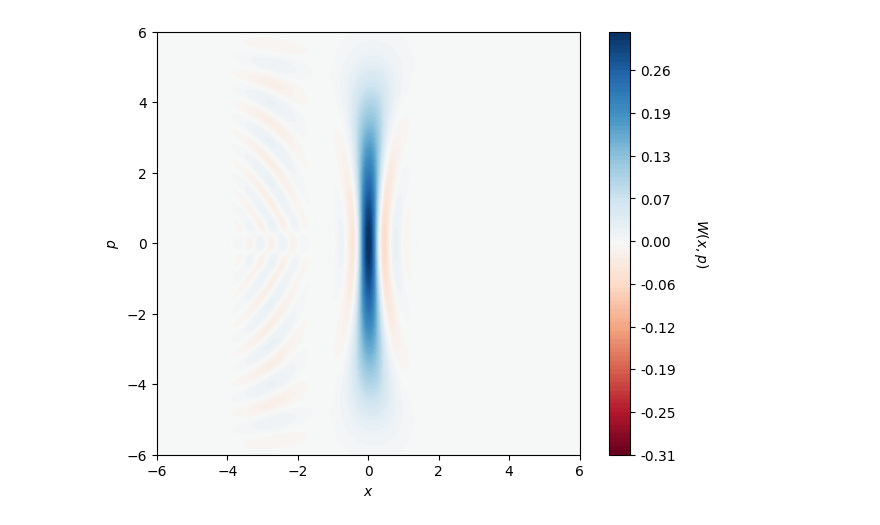
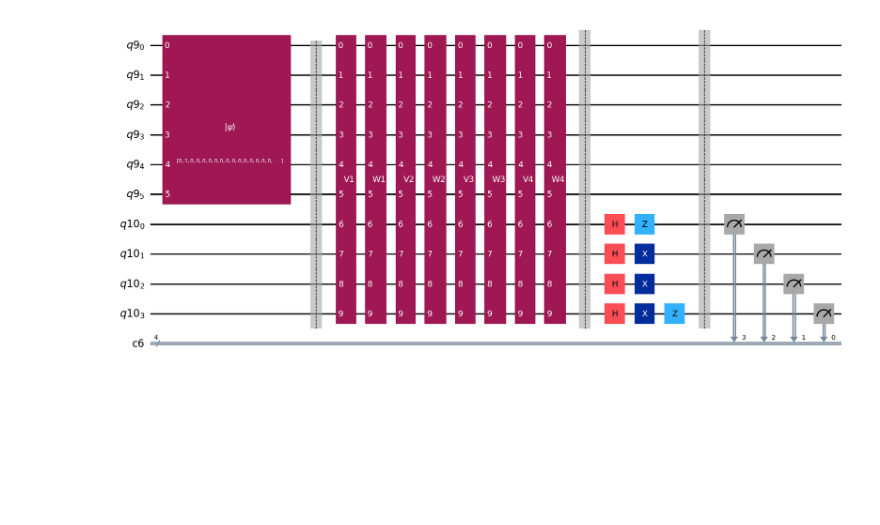
Before and after one commit to shubdeepmohapatra01/CV-DV-Benchmarking-, a Jupyter notebook: circuit_characterization/circuit_metrics.ipynb, the cells around one changed output. Cells and saved outputs as stored; diff of their text form; code cells hidden in the pictures; blank space fills up the shorter version.

```diff
--- a/circuit_characterization/circuit_metrics.ipynb
+++ b/circuit_characterization/circuit_metrics.ipynb
@@ -50,20 +50,31 @@ def apply_basis_transformation(circuit, qbr1):
         else:  # Middle qubits
             circuit.x(qbr1[i])
 
+from custom_gates import state_transfer
+
 # Initialize the circuit
 qbm = 4
+lmbda = 0.29
+cutoff = 2**6
 qmr = c2qa.QumodeRegister(1, num_qubits_per_qumode=6,name='qmode')
 qbr1 = QuantumRegister(4)
 cr1 = ClassicalRegister(4)
 circuit = c2qa.CVCircuit(qmr, qbr1, cr1)
 
 # Initialize the CV qumode
-circuit.cv_initialize(osc_init.full(), qmr[0])
+circuit.cv_initialize(1, qmr[0])  # initializing qumode in Fock State 1
 circuit.barrier(label='')
 
 # Add the CV-to-DV transfer gate
-gate1 = UnitaryGate(Ust1.full(), label='cST')
-circuit.append(gate1, qmr[:] + qbr1[:])
+for j in range(1,qbm+1):
+        V_j = state_transfer.Vj(lmbda,j,4,cutoff)
+        gate1 = UnitaryGate(V_j.full(), label=f'V{j}')
+        circuit.append(gate1, qmr[:] + qbr1[:])  # adding custom gate : Conditional displacement in p direction
+
+        W_j = state_transfer.Wj(lmbda,j,4,cutoff)
+        gate1 = UnitaryGate(W_j.full(), label=f'W{j}')
+        circuit.append(gate1, qmr[:] + qbr1[:])  # adding custom gate : Conditional displacement in x direction
+
 
 circuit.barrier()
 
@@ -73,11 +84,12 @@ apply_basis_transformation(circuit, qbr1)
 circuit.barrier()
 
 # Simulate and measure
-st0 = Statevector.from_instruction(circuit)
 for i in range(len(qbr1)):
     circuit.measure(qbr1[i], cr1[-(i + 1)])
 
-state1, result, _ = c2qa.util.simulate(circuit, shots=1024)
-c2qa.wigner.plot_wigner(circuit, state1)
+# state1, result, _ = c2qa.util.simulate(circuit, shots=1024)
+# plot_histogram(result.get_counts())
-# %% [output]
-[figure, removed]
+# %%
+circuit.draw('mpl')
+# %% [output]
+[figure, added]
```
Also changed, not shown: parts of 5 cells of this notebook, 1 other file.
